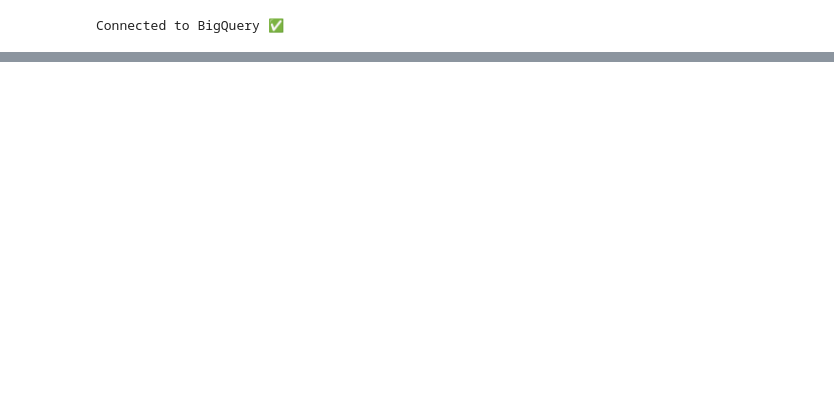
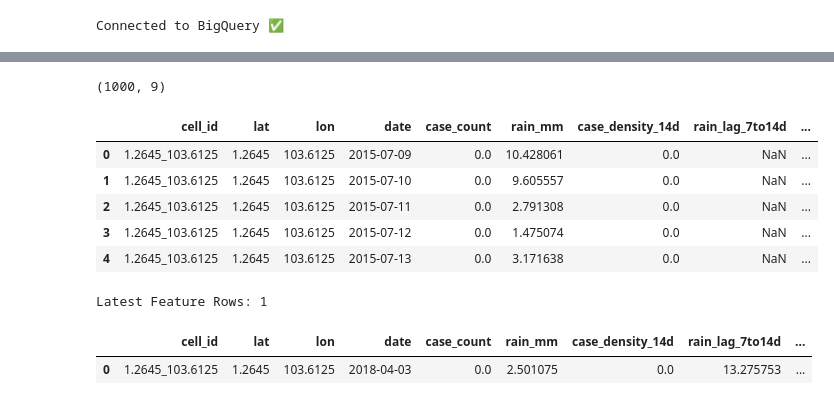
Before and after one commit to edmundzen/dengue-early-warning, a Jupyter notebook: member2_risk_model.ipynb, the cells around one changed output, grey strips where cells are left out. Cells and saved outputs as stored; diff of their text form; code cells hidden in the pictures; blank space fills up the shorter version.

```diff
--- a/member2_risk_model.ipynb
+++ b/member2_risk_model.ipynb
@@ -343,14 +71,0 @@ client.query(query).to_dataframe(create_bqstorage_client=False)
-# %%
-table_id = "dengue-early-warning.dengue_ew.inspection_priority"
-
-job = client.load_table_from_dataframe(
-    inspection_pd,
-    table_id,
-    job_config=bigquery.LoadJobConfig(
-        write_disposition="WRITE_TRUNCATE",
-    ),
-)
-
-job.result()
-
-print("✅ inspection_priority uploaded successfully")
@@ -383,0 +118,35 @@ The GPU risk model successfully:
+# %%
+query = """
+SELECT *
+FROM `dengue-early-warning.dengue_ew.features`
+LIMIT 1000
+"""
+
+features_df = client.query(query).to_dataframe(create_bqstorage_client=False)
+
+print(features_df.shape)
+features_df.head()
+# %% [output]
+(1000, 9)
+|  | cell_id | lat | lon | date | case_count | rain_mm | case_density_14d | rain_lag_7to14d | ... |
+| 0 | 1.2645_103.6125 | 1.2645 | 103.6125 | 2015-07-09 | 0.0 | 10.428061 | 0.0 | NaN | ... |
+| 1 | 1.2645_103.6125 | 1.2645 | 103.6125 | 2015-07-10 | 0.0 | 9.605557 | 0.0 | NaN | ... |
+| 2 | 1.2645_103.6125 | 1.2645 | 103.6125 | 2015-07-11 | 0.0 | 2.791308 | 0.0 | NaN | ... |
+| 3 | 1.2645_103.6125 | 1.2645 | 103.6125 | 2015-07-12 | 0.0 | 1.475074 | 0.0 | NaN | ... |
+| 4 | 1.2645_103.6125 | 1.2645 | 103.6125 | 2015-07-13 | 0.0 | 3.171638 | 0.0 | NaN | ... |
+# %%
+# Latest feature row per cell
+
+features_latest = (
+    features_df
+    .sort_values("date")
+    .groupby("cell_id", as_index=False)
+    .last()
+)
+
+print("Latest Feature Rows:", len(features_latest))
+features_latest.head()
+# %% [output]
+Latest Feature Rows: 1
+|  | cell_id | lat | lon | date | case_count | rain_mm | case_density_14d | rain_lag_7to14d | ... |
+| 0 | 1.2645_103.6125 | 1.2645 | 103.6125 | 2018-04-03 | 0.0 | 2.501075 | 0.0 | 13.275753 | ... |
```
Also changed, not shown: parts of 60 cells of this notebook.
